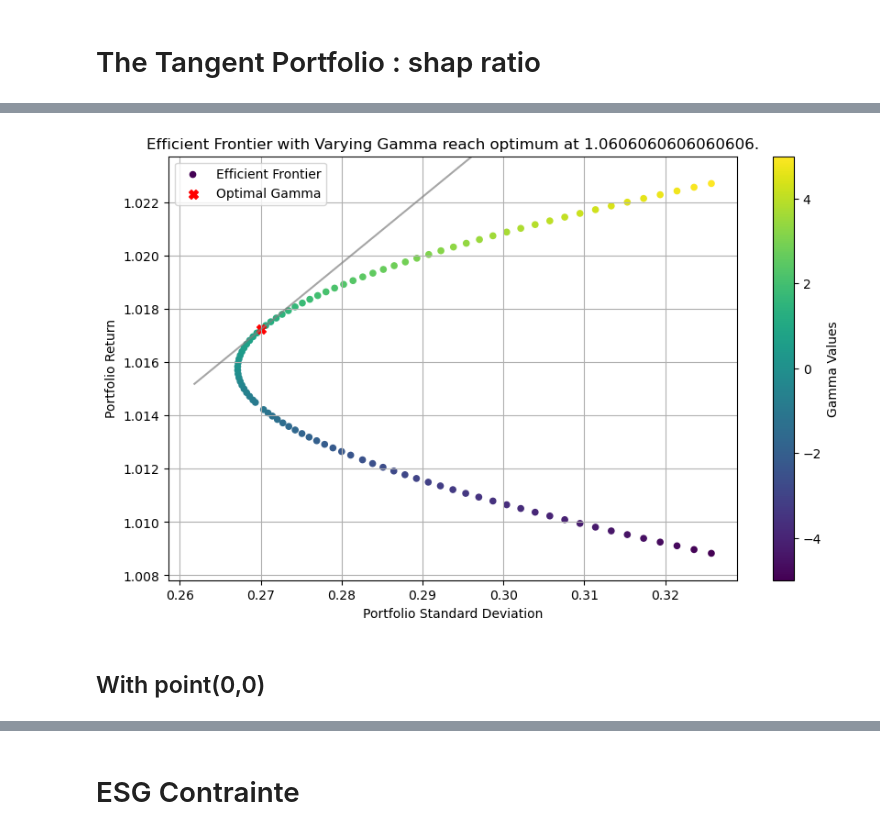
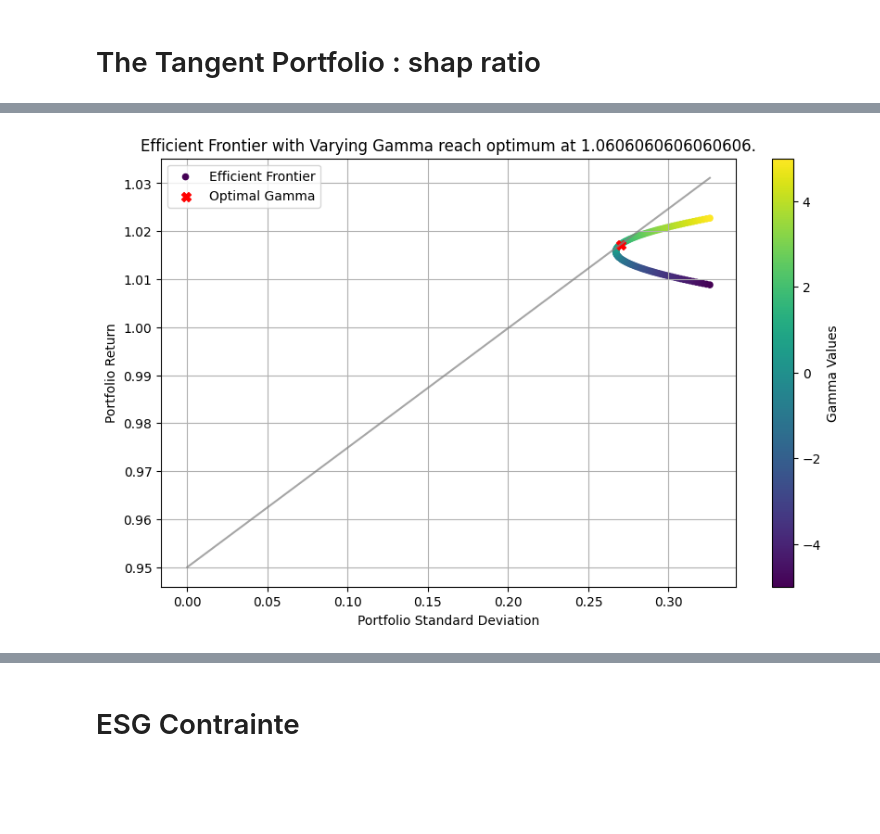
Before and after one commit to antoinedte/-Allocation_de_portefeuille_sous_contrainte_ESG, a Jupyter notebook: exploration/20231214_exploration_JPM_AAPL_BP_Antoine_ne_pas_toucher.ipynb, the cells around one changed output, grey strips where cells are left out. Cells and saved outputs as stored; diff of their text form; code cells hidden in the pictures; blank space fills up the shorter version.

```diff
--- a/exploration/20231214_exploration_JPM_AAPL_BP_Antoine_ne_pas_toucher.ipynb
+++ b/exploration/20231214_exploration_JPM_AAPL_BP_Antoine_ne_pas_toucher.ipynb
@@ -467,12 +411,11 @@ def plot_efficient_frontier(mean_returns, cov_matrix, constraints, bounds, gamma
 # %%
 plot_efficient_frontier(mean_returns=mu_hat,
                         cov_matrix=omega_hat,
                         constraints={'type': 'eq', 'fun': constraint_fully_invested},
                         bounds=[(-1, 1)] * N_ASSETS,
                         gamma_values=GAMMA_VALUES,
                         risk_free_rate=RISK_FREE_RATE,
-                        alpha=ALPHA)
+                        alpha=ALPHA,
+                        abscisse_0=True)
 # %% [output]
-[figure, old version]
+[figure, new version]
-# %% [markdown]
-## With point(0,0)
```
Also changed, not shown: parts of 17 cells of this notebook.
